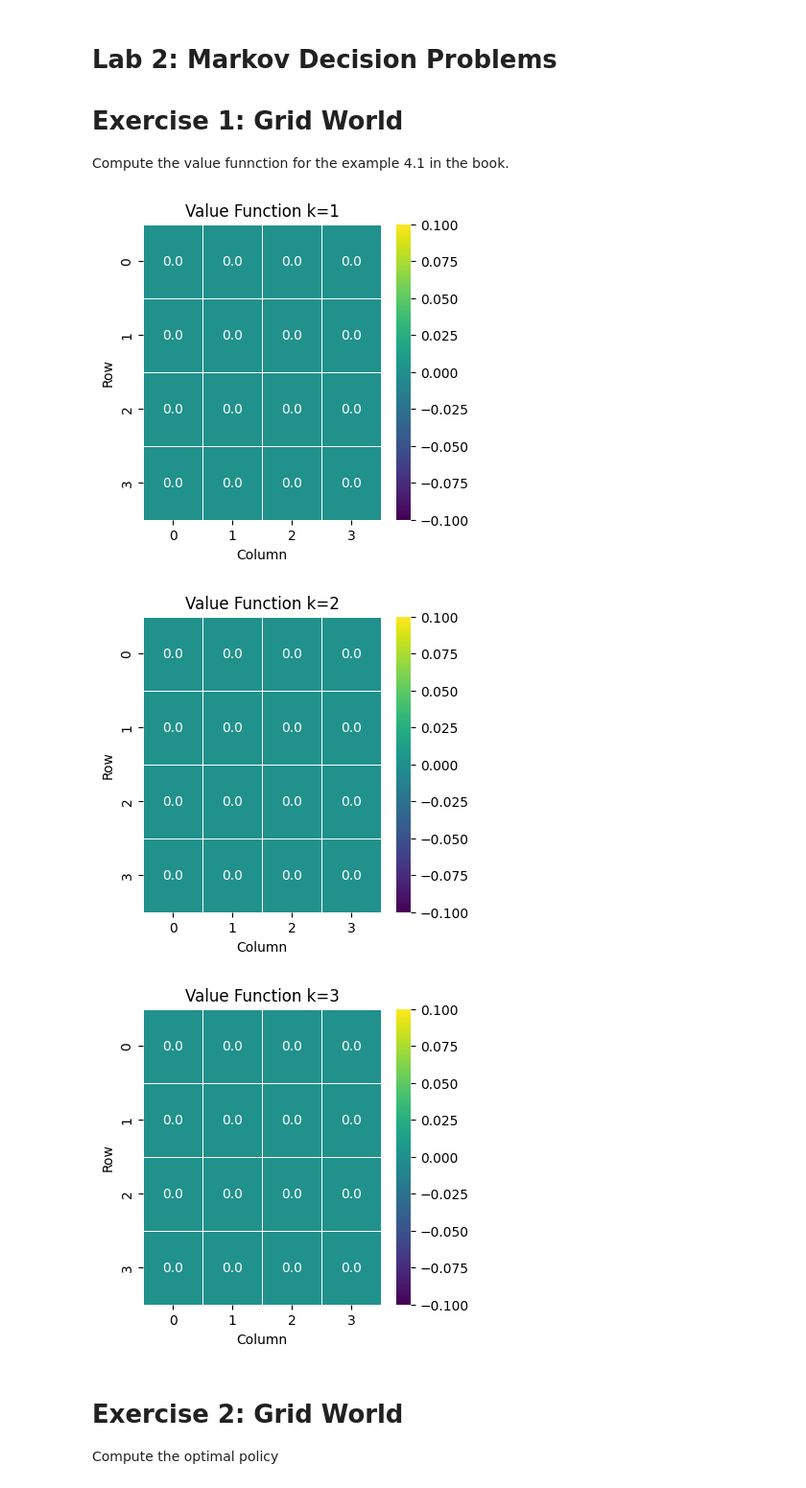
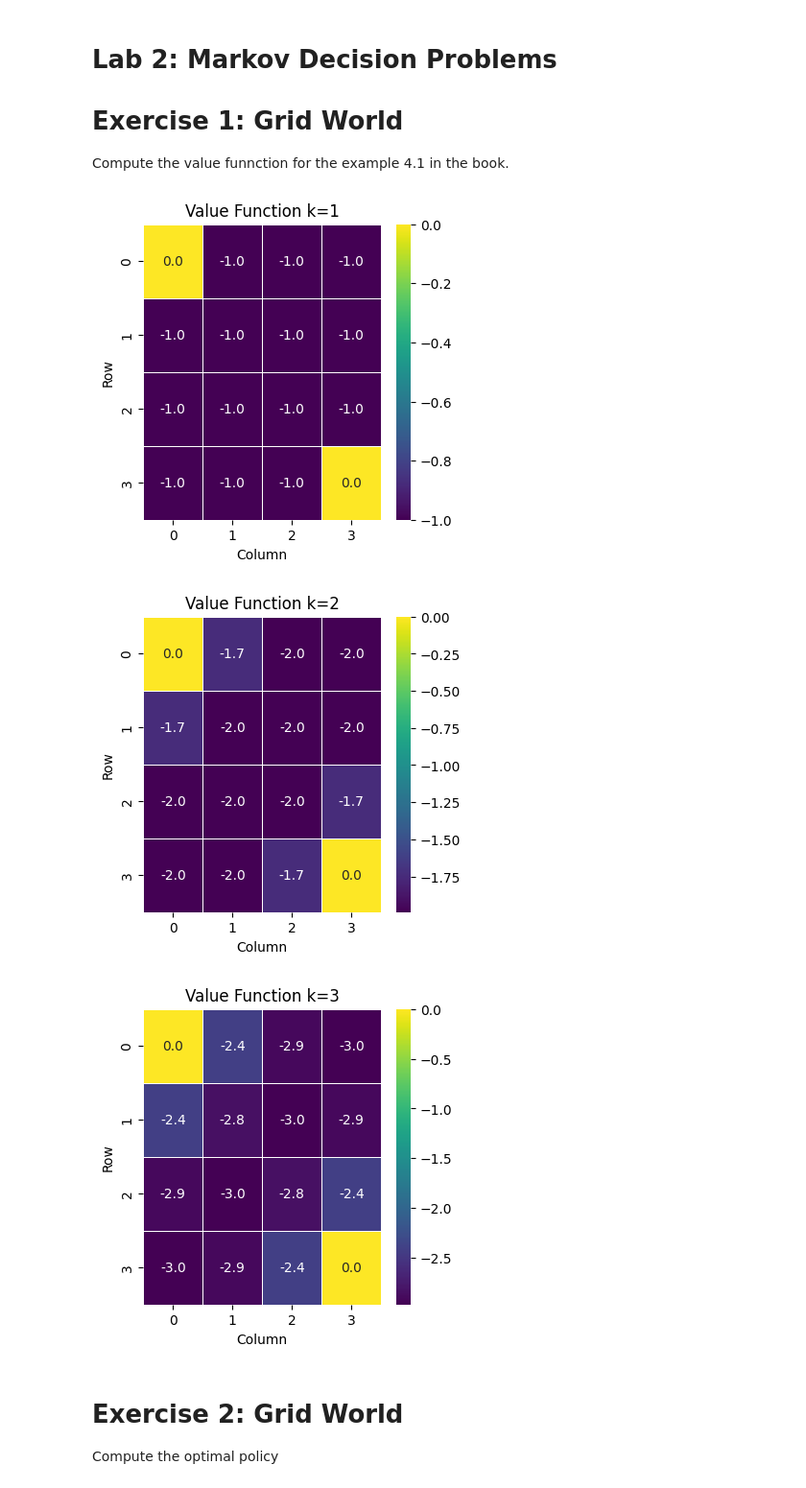
Before and after one commit to subhadeepk/cse437-assignments, a Jupyter notebook: lab2_mdp.ipynb, the cells around one changed output. Shown at 96% size. Drawn from its saved outputs; the diff is of its cells as text; code cells hidden in the pictures.

```diff
--- a/lab2_mdp.ipynb
+++ b/lab2_mdp.ipynb
@@ -6,44 +6,73 @@
 # Exercise 1: Grid World
 Compute the value funnction for the example 4.1 in the book.
 # %%
-
 import numpy as np
 import matplotlib.pyplot as plt
 import seaborn as sns
 
 
 V = np.zeros(16)
-gamma = 0.95  # Discount factor
+gamma = 0.99  # Discount factor
 V_old = np.zeros(16)
 
 for k in range(3):
   for s in range(16):
 
     if s==0 or s==15:
       continue
 
-    #### Write your code here #########
+    # Map state index to row and column
+    row, col = divmod(s, 4)
+
+    possible_actions = {
+        'up': -4,
+        'down': 4,
+        'left': -1,
+        'right': 1
+    }
+
+    new_v = 0
+    # Each action has same probability
+    action_prob = 0.25
+
+    for action, move in possible_actions.items():
+        next_s = s + move
+
+        # Check for boundary conditions and calculate reward
+        if (action == 'up' and row == 0) or \
+           (action == 'down' and row == 3) or \
+           (action == 'left' and col == 0) or \
+           (action == 'right' and col == 3):
+            # At boundaries, states don't change if you move out
+            next_s = s
+
+        reward = -1
+        #reward is -1 for all attempted transitions
+
+        new_v += action_prob * (reward + gamma * V_old[next_s])
+
+    V[s] = new_v
 
   V_old = V.copy()
 
 
 
 
   ###### PLOT
   # Reshape the 1D value function array into an 8x8 grid
   V_grid = V.reshape((4, 4))
 
   # Plot the value function as a heatmap
   plt.figure(figsize=(4, 4))
   sns.heatmap(V_grid, annot=True, cmap="viridis", fmt=".1f", linewidths=.5)
   plt.title("Value Function k=%d"%(k+1))
   plt.xlabel("Column")
   plt.ylabel("Row")
   plt.show()
 # %% [output]
-[figure, old version]
+[figure, new version]
-[figure, old version]
+[figure, new version]
-[figure, old version]
+[figure, new version]
 # %% [markdown]
 # Exercise 2: Grid World
 Compute the optimal policy
```
Also changed, not shown: parts of 2 cells of this notebook.
